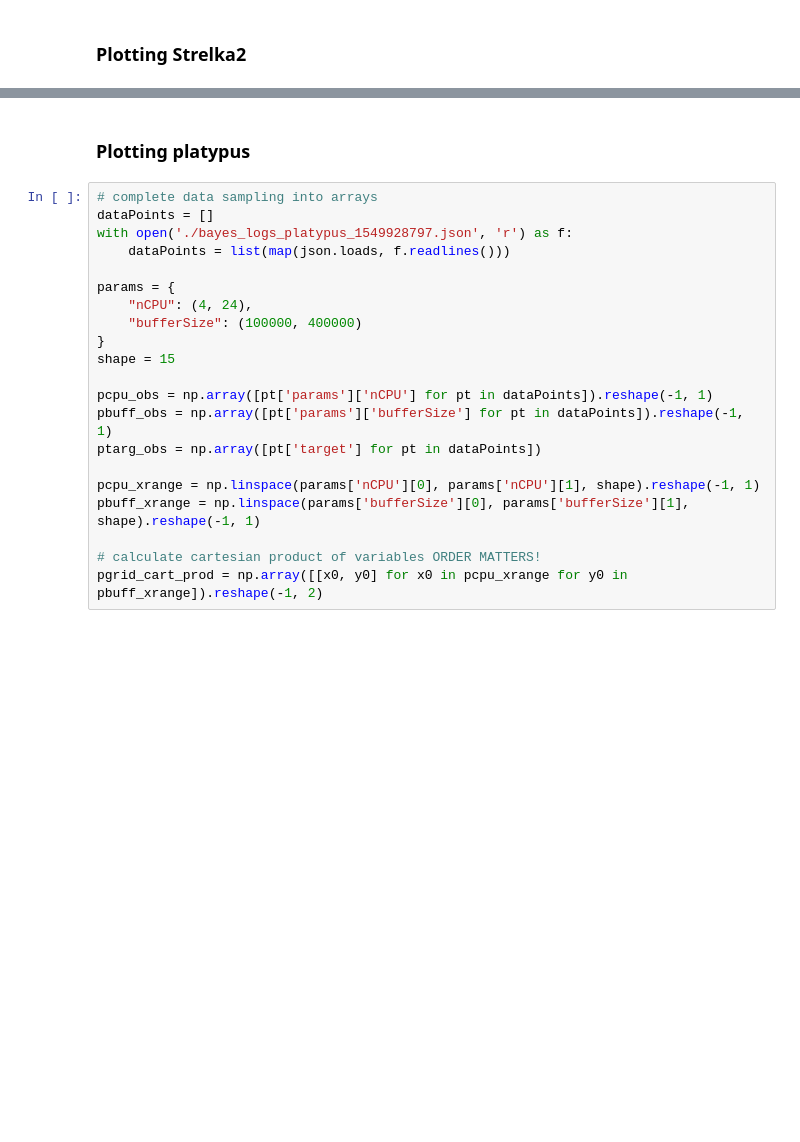
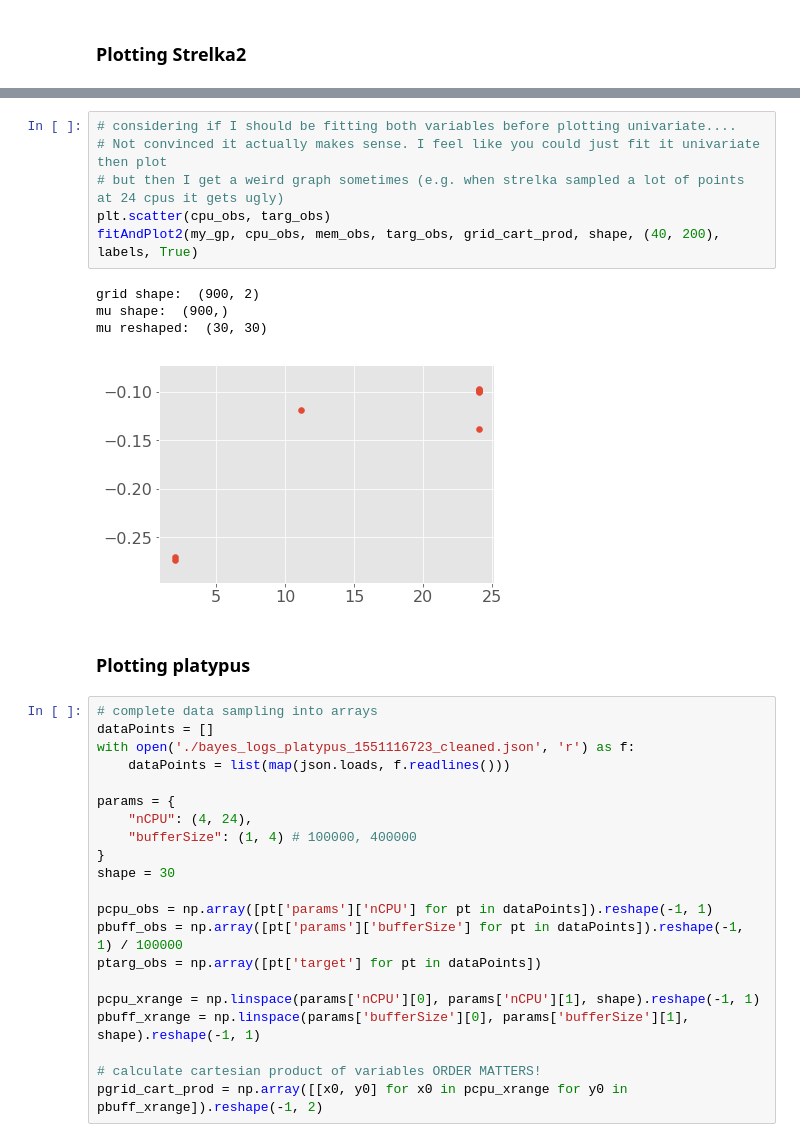
Before and after one commit to macintoshpie/testParsl, a Jupyter notebook: optTesting/GPTests.ipynb, the cells around one changed output, grey strips where cells are left out. Saved outputs shown, nothing was run; the diff lists cells and outputs as text; blank space fills up the shorter version.

```diff
--- a/optTesting/GPTests.ipynb
+++ b/optTesting/GPTests.ipynb
@@ -626,19 +665,30 @@ fitAndPlotContour(my_gp, cpu_obs, mem_obs, targ_obs, grid_cart_prod, shape, labe
+# %%
+# considering if I should be fitting both variables before plotting univariate....
+# Not convinced it actually makes sense. I feel like you could just fit it univariate then plot
+# but then I get a weird graph sometimes (e.g. when strelka sampled a lot of points at 24 cpus it gets ugly)
+plt.scatter(cpu_obs, targ_obs)
+fitAndPlot2(my_gp, cpu_obs, mem_obs, targ_obs, grid_cart_prod, shape, (40, 200), labels, True)
+# %% [output]
+grid shape:  (900, 2)
+mu shape:  (900,)
+mu reshaped:  (30, 30)
+[figure, added]
 # %% [markdown]
 ###  Plotting platypus
 # %%
 # complete data sampling into arrays
 dataPoints = []
-with open('./bayes_logs_platypus_1549928797.json', 'r') as f:
+with open('./bayes_logs_platypus_1551116723_cleaned.json', 'r') as f:
     dataPoints = list(map(json.loads, f.readlines()))
 
 params = {
     "nCPU": (4, 24),
-    "bufferSize": (100000, 400000)
+    "bufferSize": (1, 4) # 100000, 400000
 }
-shape = 15
+shape = 30
 
 pcpu_obs = np.array([pt['params']['nCPU'] for pt in dataPoints]).reshape(-1, 1)
-pbuff_obs = np.array([pt['params']['bufferSize'] for pt in dataPoints]).reshape(-1, 1)
+pbuff_obs = np.array([pt['params']['bufferSize'] for pt in dataPoints]).reshape(-1, 1) / 100000
 ptarg_obs = np.array([pt['target'] for pt in dataPoints])
 
 pcpu_xrange = np.linspace(params['nCPU'][0], params['nCPU'][1], shape).reshape(-1, 1)
```
Also changed, not shown: parts of 15 cells of this notebook, 35 other files.
